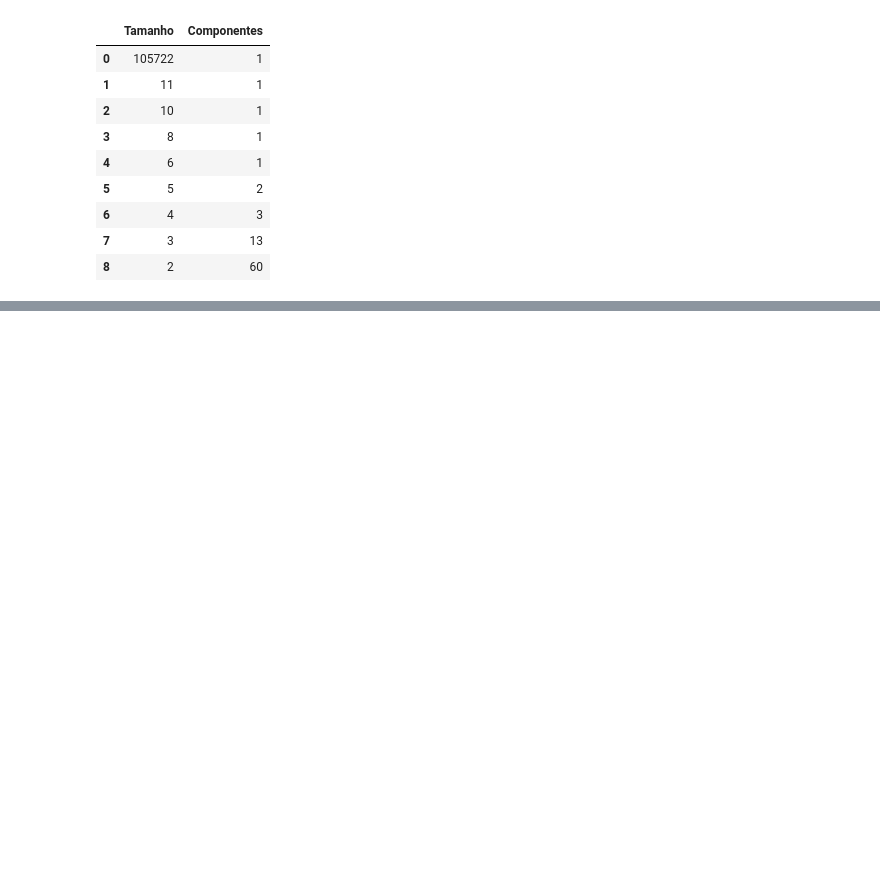
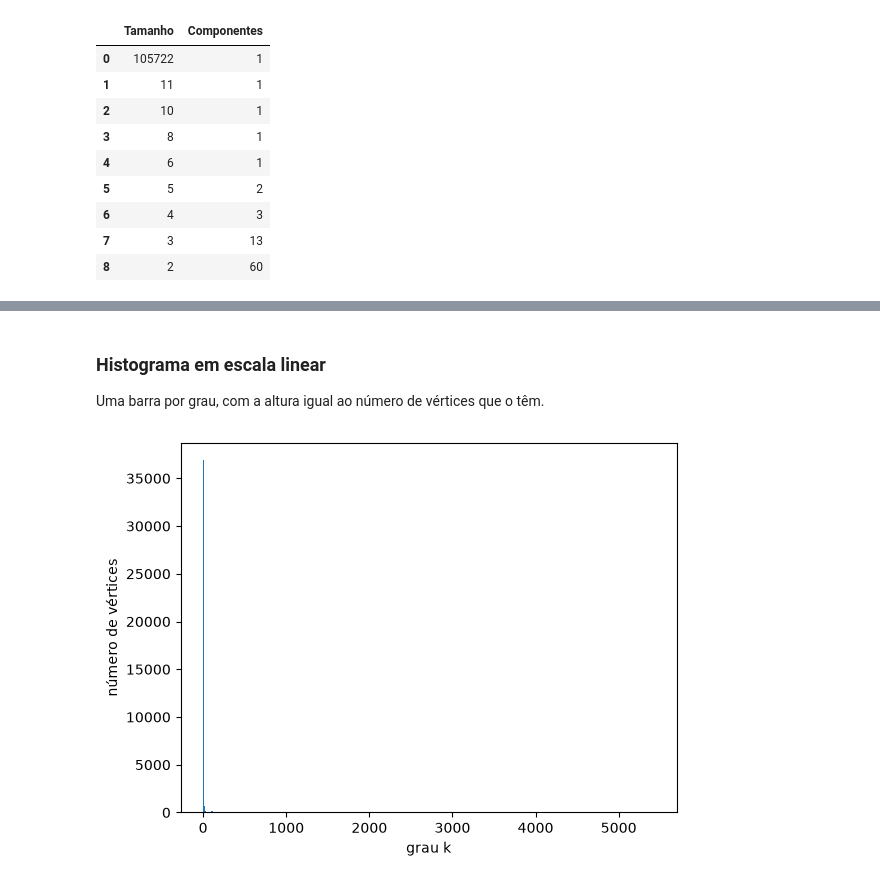
Before and after one commit to Augustocfq/snap-flickr-MATA53, a Jupyter notebook: main.ipynb, the cells around one changed output, grey strips where cells are left out. Drawn from its saved outputs; the diff is of its cells as text; code cells hidden in the pictures; blank space fills up the shorter version.

```diff
--- a/main.ipynb
+++ b/main.ipynb
@@ -231,0 +247,17 @@ component_table
+# %%
+graph = nx.Graph(read_edge_list(DATA_PROCESSED / "flickr_simples.edgelist.gz"))
+n, m = graph.number_of_nodes(), graph.number_of_edges()
+degree_distribution = (
+    pd.Series(dict(graph.degree()))
+    .value_counts()
+    .sort_index()
+    .rename_axis("k")
+    .reset_index(name="frequency")
+)
+degree_distribution["p_k"] = degree_distribution["frequency"] / n
+
+assert degree_distribution["frequency"].sum() == n, "a soma das frequências difere de n"
+assert (degree_distribution["k"] * degree_distribution["frequency"]).sum() == 2 * m, "a soma de k · freq(k) difere de 2m"
+
+degree_distribution.to_csv(TABLES_DIR / "distribuicao_graus.csv", index=False)
+degree_distribution.head()
@@ -231,0 +271,13 @@ component_table
+# %% [markdown]
+### Histograma em escala linear
+
+Uma barra por grau, com a altura igual ao número de vértices que o têm.
+# %%
+figure, axes = plt.subplots()
+axes.bar(degree_distribution["k"], degree_distribution["frequency"], width=1)
+axes.set_xlabel("grau k")
+axes.set_ylabel("número de vértices")
+figure.savefig(FIGURES_DIR / "graus_hist.pdf", bbox_inches="tight", metadata={"CreationDate": None})
+plt.show()
+# %% [output]
+[figure, added]
```
Also changed, not shown: parts of 6 cells of this notebook, 4 other files.
